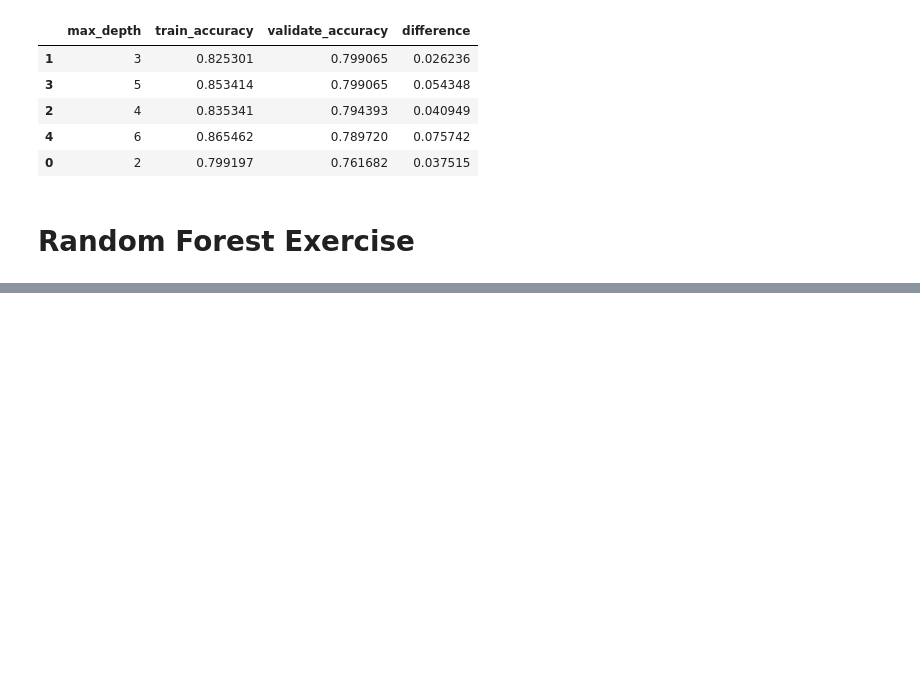
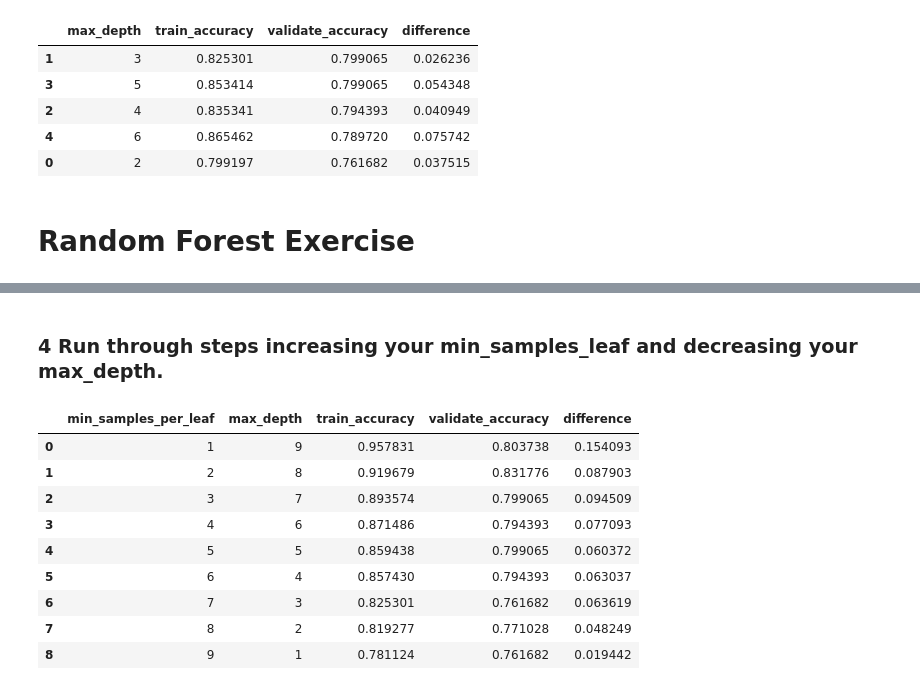
Before and after one commit to DilipBista/Classification_Exercise, a Jupyter notebook: model.ipynb, the cells around one changed output, grey strips where cells are left out. Drawn from its saved outputs; the diff is of its cells as text; code cells hidden in the pictures; blank space fills up the shorter version.

```diff
--- a/model.ipynb
+++ b/model.ipynb
@@ -386,0 +704,45 @@ df[df.difference <= 0.10].sort_values(by=['validate_accuracy', 'difference'], as
+# %% [markdown]
+### 4 Run through steps increasing your min_samples_leaf and decreasing your max_depth.
+# %%
+# Let's continue getting loopy, so we can compare in-sample to out-of-sample
+metrics = []
+max_depth = 10
+
+for i in range(1, max_depth):
+    # Make the model
+    depth = max_depth - i
+    n_samples = i
+    forest = RandomForestClassifier(max_depth=depth, min_samples_leaf=n_samples, random_state=123)
+
+    # Fit the model (on train and only train)
+    forest = forest.fit(X_train, y_train)
+
+    # Use the model
+    # We'll evaluate the model's performance on train, first
+    in_sample_accuracy = forest.score(X_train, y_train)
+
+    out_of_sample_accuracy = forest.score(X_validate, y_validate)
+
+    output = {
+        "min_samples_per_leaf": n_samples,
+        "max_depth": depth,
+        "train_accuracy": in_sample_accuracy,
+        "validate_accuracy": out_of_sample_accuracy
+    }
+
+    metrics.append(output)
+
+df = pd.DataFrame(metrics)
+df["difference"] = df.train_accuracy - df.validate_accuracy
+df
+# %% [output]
+|  | min_samples_per_leaf | max_depth | train_accuracy | validate_accuracy | difference |
+| 0 | 1 | 9 | 0.957831 | 0.803738 | 0.154093 |
+| 1 | 2 | 8 | 0.919679 | 0.831776 | 0.087903 |
+| 2 | 3 | 7 | 0.893574 | 0.799065 | 0.094509 |
+| 3 | 4 | 6 | 0.871486 | 0.794393 | 0.077093 |
+| 4 | 5 | 5 | 0.859438 | 0.799065 | 0.060372 |
+| 5 | 6 | 4 | 0.857430 | 0.794393 | 0.063037 |
+| 6 | 7 | 3 | 0.825301 | 0.761682 | 0.063619 |
+| 7 | 8 | 2 | 0.819277 | 0.771028 | 0.048249 |
+| 8 | 9 | 1 | 0.781124 | 0.761682 | 0.019442 |
```
Also changed, not shown: parts of 40 cells of this notebook.
